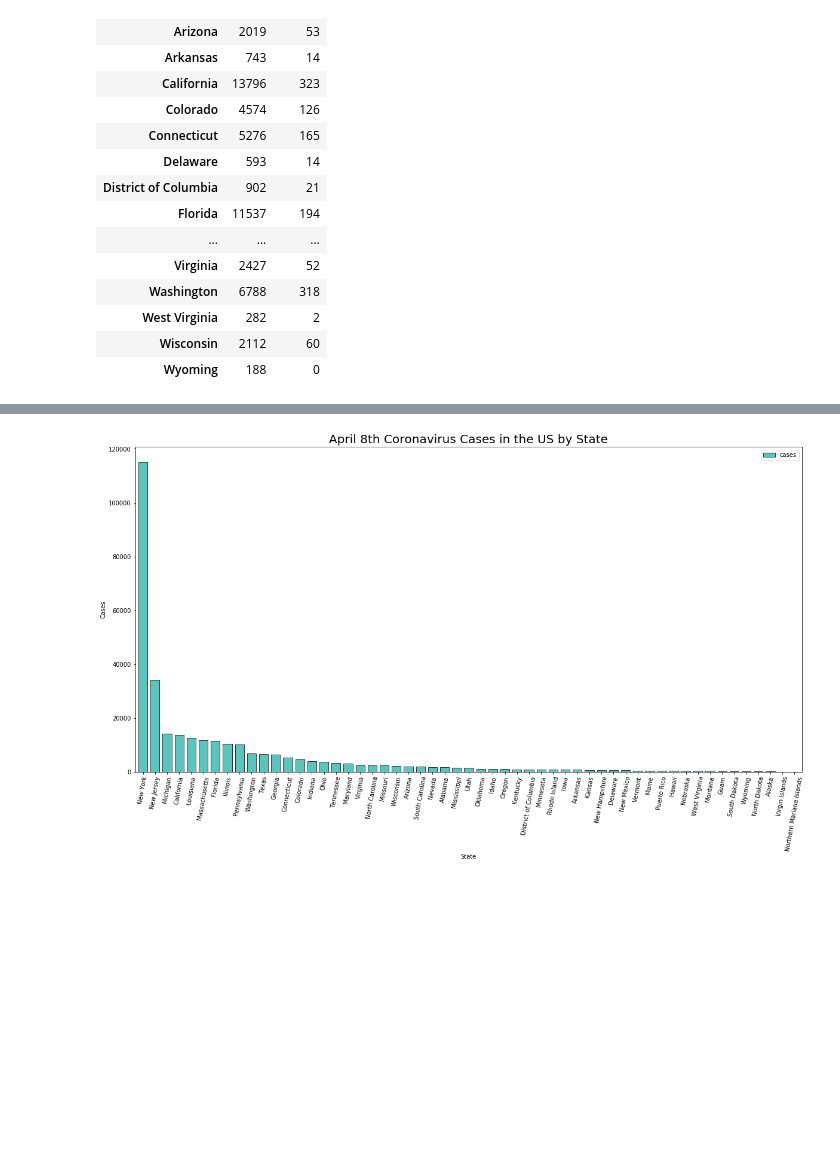
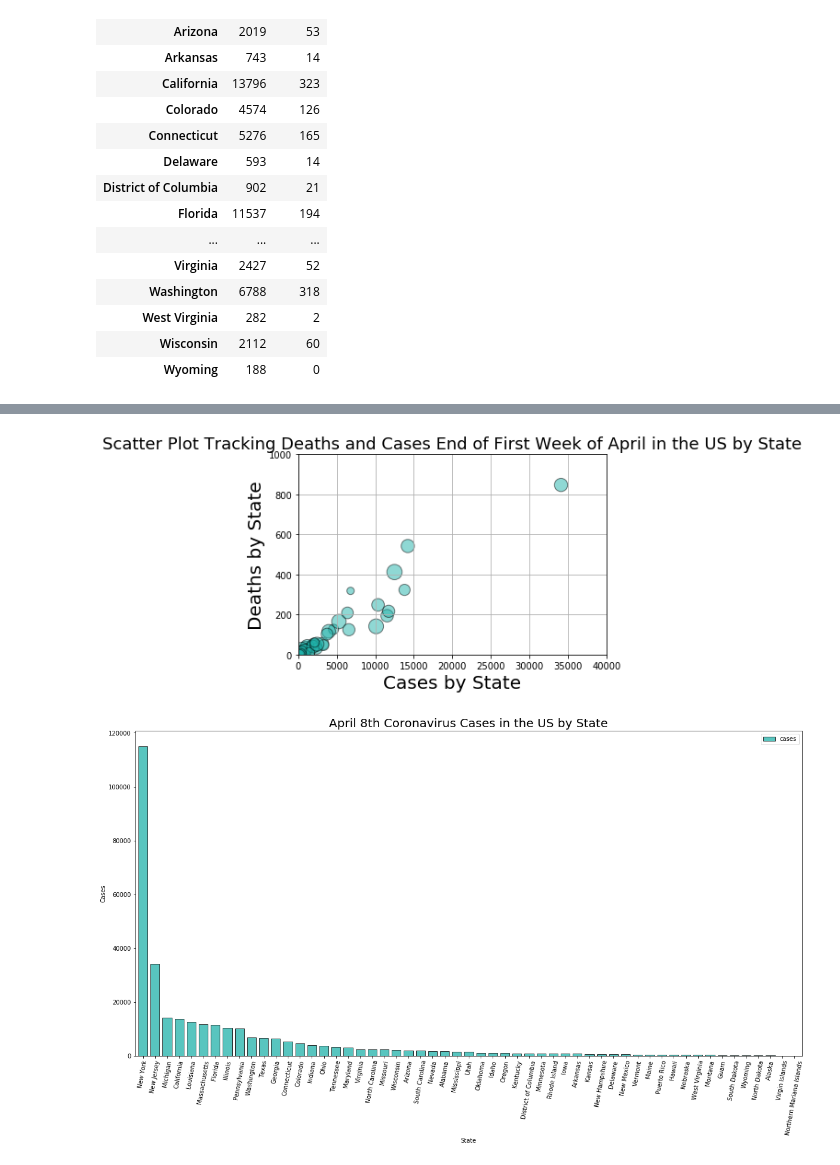
Before and after one commit to irwinmier96/Extra_Side_Projects, a Jupyter notebook: Coronavirus Cases by U.S County 2020/covid_states.ipynb, the cells around one changed output, grey strips where cells are left out. Cells and saved outputs as stored; diff of their text form; code cells hidden in the pictures; blank space fills up the shorter version.

```diff
--- a/Coronavirus Cases by U.S County 2020/covid_states.ipynb
+++ b/Coronavirus Cases by U.S County 2020/covid_states.ipynb
@@ -54,3 +98,19 @@ april_8th_cases
+# %%
+#Scatter plot of the states
+plt.scatter("cases", "deaths", alpha = 0.5, color = 'lightseagreen', edgecolor = 'black', s=size, data = april_8th_cases)
+
+plt.xlabel("Cases by State", size=20)
+plt.ylabel("Deaths by State", size=20)
+plt.title("Scatter Plot Tracking Deaths and Cases End of First Week of April in the US by State", size=18)
+
+plt.xlim(0,40000)
+plt.ylim(0,1000)
+
+plt.grid()
+
+plt.show()
+# %% [output]
+[figure, added]
 # %%
 april_8_cases = pd.DataFrame(april_8th_cases)
 
```
Also changed, not shown: parts of 9 cells of this notebook, 1 other file.
